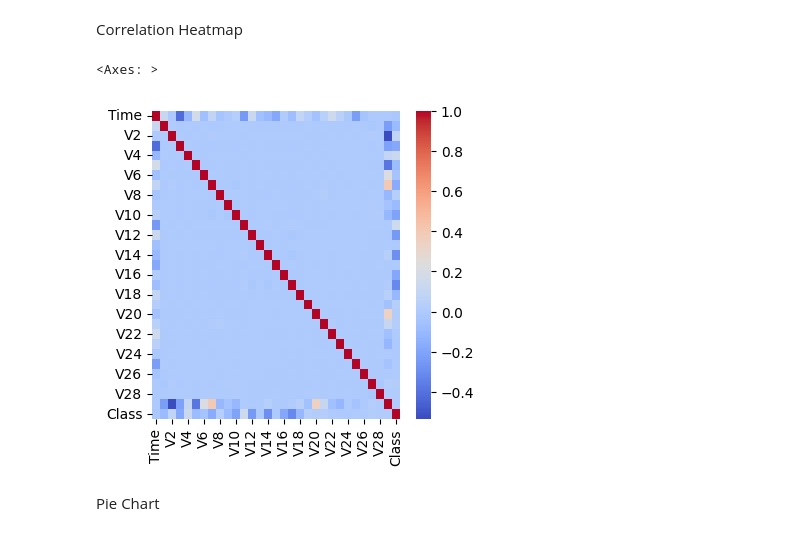
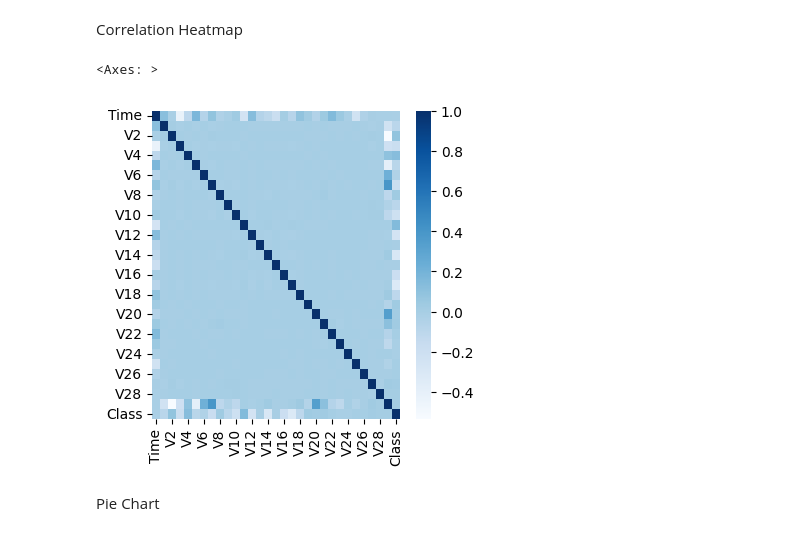
Before and after one commit to Raghadisam2006/credit-card-fraud-detection, a Jupyter notebook: CreditCardFraud.ipynb, the cells around one changed output. Drawn from its saved outputs; the diff is of its cells as text; code cells hidden in the pictures.

```diff
--- a/CreditCardFraud.ipynb
+++ b/CreditCardFraud.ipynb
@@ -120,10 +123,10 @@ sns.boxplot(x="Class", y="Amount", data=credit)
 Correlation Heatmap
 # %%
 plt.figure(figsize=(4,4))
-sns.heatmap(credit.corr(), cmap="coolwarm")
+sns.heatmap(credit.corr(), cmap="Blues")
 # %% [output]
 <Axes: >
-[figure, old version]
+[figure, new version]
 # %% [markdown]
 Pie Chart
 # %%
```
Also changed, not shown: parts of 6 cells of this notebook.
